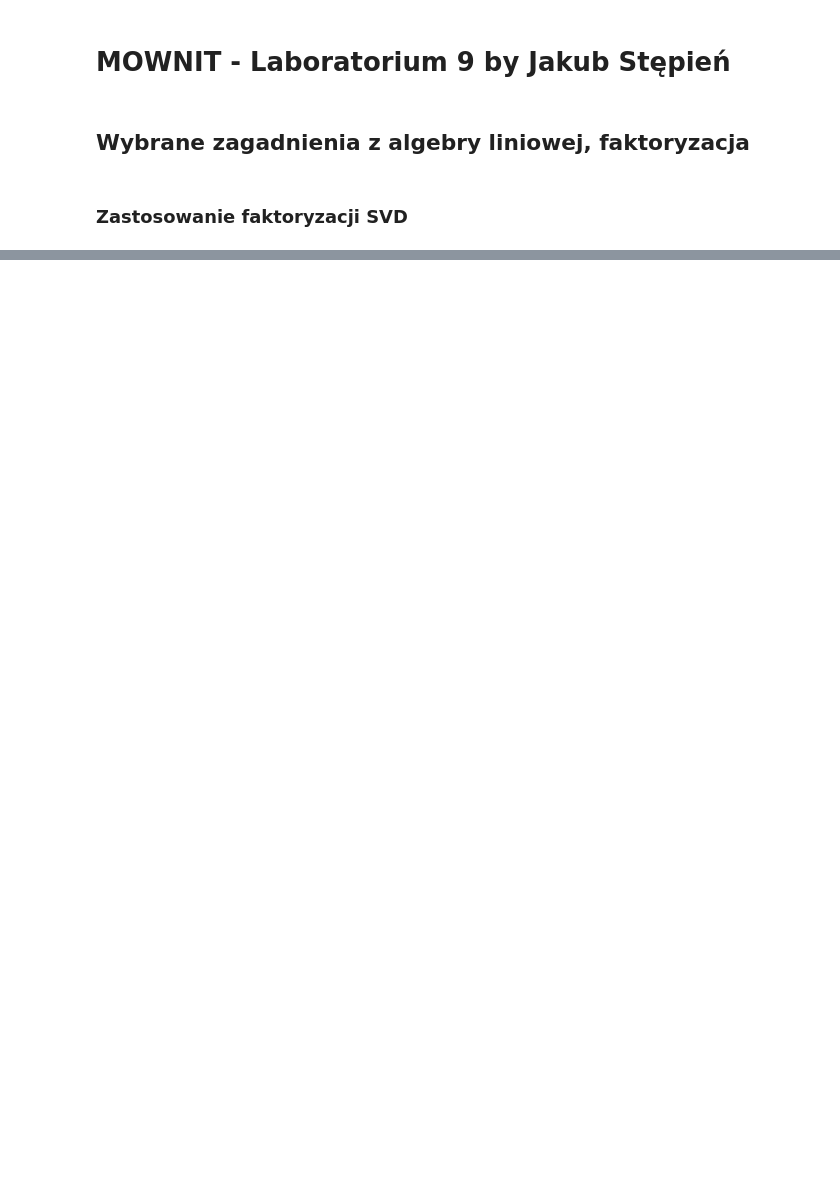
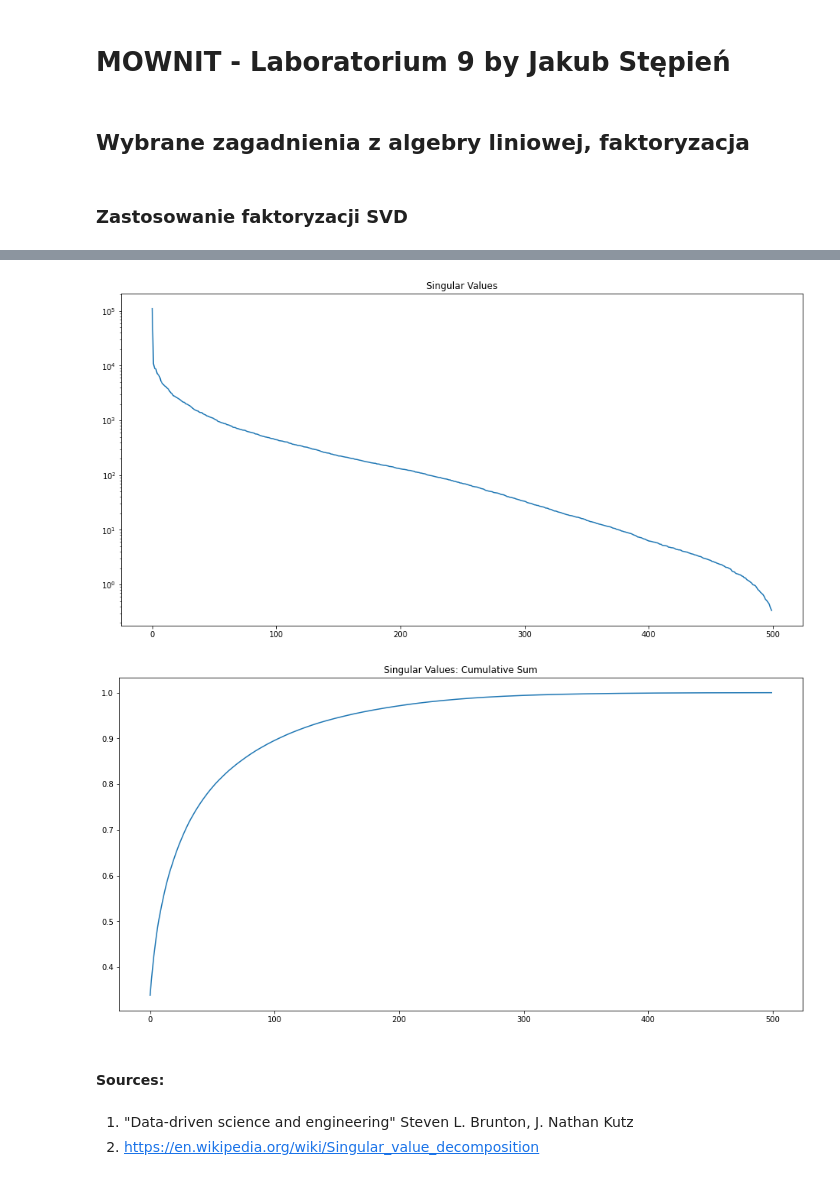
Before and after one commit to jkbstepien/MOWNIT-2022, a Jupyter notebook: lab9/lab9-zad3-mownit-jkbstepien.ipynb, the cells around one changed output, grey strips where cells are left out. Saved outputs shown, nothing was run; the diff lists cells and outputs as text; code cells hidden in the pictures; blank space fills up the shorter version.

```diff
--- a/lab9/lab9-zad3-mownit-jkbstepien.ipynb
+++ b/lab9/lab9-zad3-mownit-jkbstepien.ipynb
@@ -15,0 +152,18 @@
+# %%
+plt.figure(1)
+plt.semilogy(np.diag(S))
+plt.title('Singular Values')
+plt.show()
+
+plt.figure(2)
+plt.plot(np.cumsum(np.diag(S))/np.sum(np.diag(S)))
+plt.title('Singular Values: Cumulative Sum')
+plt.show()
+# %% [output]
+[figure, added]
+[figure, added]
+# %% [markdown]
+#### Sources:
+# %% [markdown]
+1. "Data-driven science and engineering" Steven L. Brunton, J. Nathan Kutz
+2. https://en.wikipedia.org/wiki/Singular_value_decomposition
```
Also changed, not shown: parts of 46 cells of this notebook, 2 other files.
